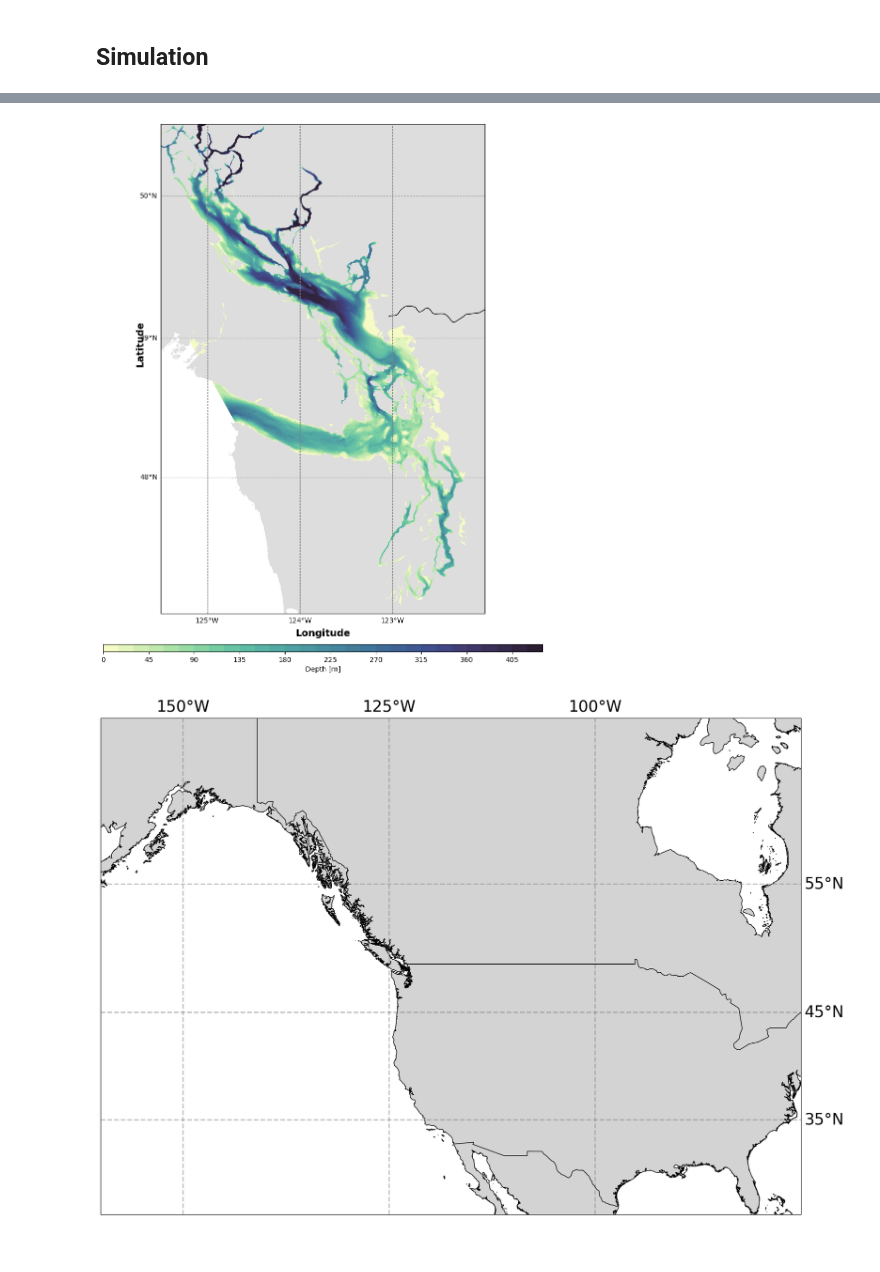
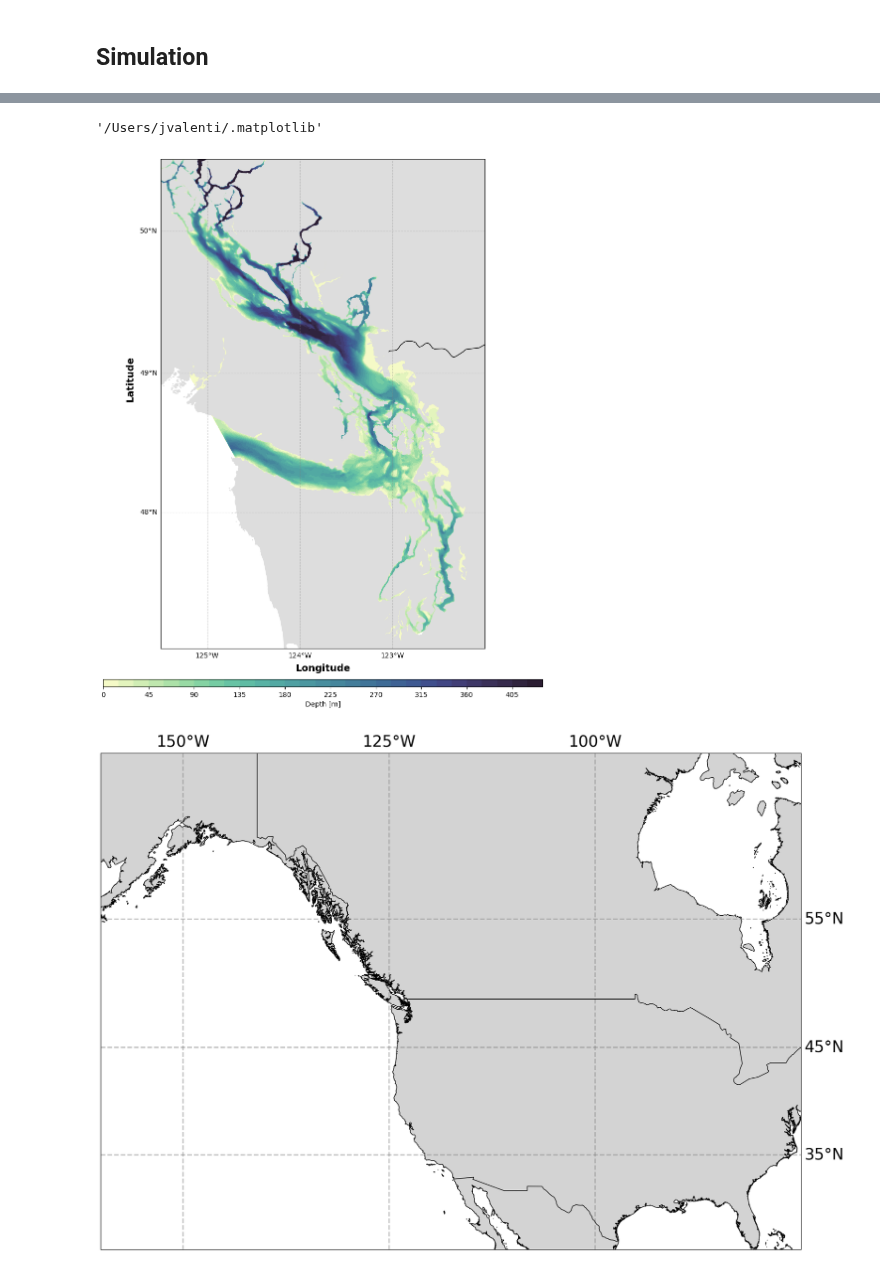
Before and after one commit to SalishSeaCast/analysis-jose, a Jupyter notebook: notebooks/parcels/Local/salishmap.ipynb, the cells around one changed output, grey strips where cells are left out. Saved outputs shown, nothing was run; the diff lists cells and outputs as text; code cells hidden in the pictures.

```diff
--- a/notebooks/parcels/Local/salishmap.ipynb
+++ b/notebooks/parcels/Local/salishmap.ipynb
@@ -99,38 +101,49 @@ plt.show()
 # plt.show()
 
 # #plt.savefig("/Users/jvalenti/Desktop/baty.pdf")
+# %%
+import matplotlib
+matplotlib.get_cachedir()
+# %% [output]
+'/Users/jvalenti/.matplotlib'
 # %%
+from matplotlib import font_manager as fm, rcParams
+
+rcParams['font.family'] = 'serif'
+rcParams['font.serif'] = ['Computer Modern']
+
+
 # Make map
 blevels = list(np.arange(0,450,15))
 fig, ax = plt.subplots(figsize=(38, 16), subplot_kw={'projection': crs.Mercator()})
 ax.set_extent([-125.5, -122, 47, 50.5], crs=crs.PlateCarree())
 ax.add_feature(feature.GSHHSFeature('high', facecolor='#DDDDDD',edgecolor='#DDDDDD'),zorder=2)
 ax.add_feature(feature.RIVERS, edgecolor='k',zorder=5)
 #ax.add_feature(feature.OCEAN,zorder=1)
 im=ax.contourf(coords.nav_lon, coords.nav_lat, mask.bathym[0,:,:],zorder=1,transform=crs.PlateCarree(),cmap=cmap,levels=blevels)
 #plt.contour(coords.nav_lon, coords.nav_lat, mask.mbathy[0,:,:]*10,zorder=1,transform=crs.PlateCarree(),colors='w',levels=blevels,linewidths=0.05)
 #plt.xticks(fontsize=14)
 #plt.yticks(fontsize=14)
 
 gl = ax.gridlines(
     linestyle='--', color='gray', draw_labels=True,
-    xlocs=range(-125, -121), ylocs=range(47, 52),zorder=5)
+    xlocs=range(-125, -121), ylocs=range(47, 52),zorder=5,alpha=0.3)
 gl.top_labels, gl.right_labels = False, False
 
 cbar = fig.colorbar(im, location='bottom',aspect=60,shrink=0.3,pad=0.05)
 
 cbar.set_label('Depth [m]')
 
-ax.text(-0.05, 0.55, 'Latitude', va='bottom', ha='center',
+ax.text(-0.08, 0.55, 'Latitude', va='bottom', ha='center',
         rotation='vertical', rotation_mode='anchor',
         transform=ax.transAxes, fontsize=14,weight="bold")
 ax.text(0.5, -0.05, 'Longitude', va='bottom', ha='center',
         rotation='horizontal', rotation_mode='anchor',
         transform=ax.transAxes, fontsize=14,weight="bold")
 
 plt.savefig("/Users/jvalenti/Desktop/baty.pdf")
 # %% [output]
-[figure, old version]
+[figure, new version]
 # %%
 states_provinces = feature.NaturalEarthFeature(
         category='cultural',
```
Also changed, not shown: parts of 1 cell of this notebook, 8 other files.
